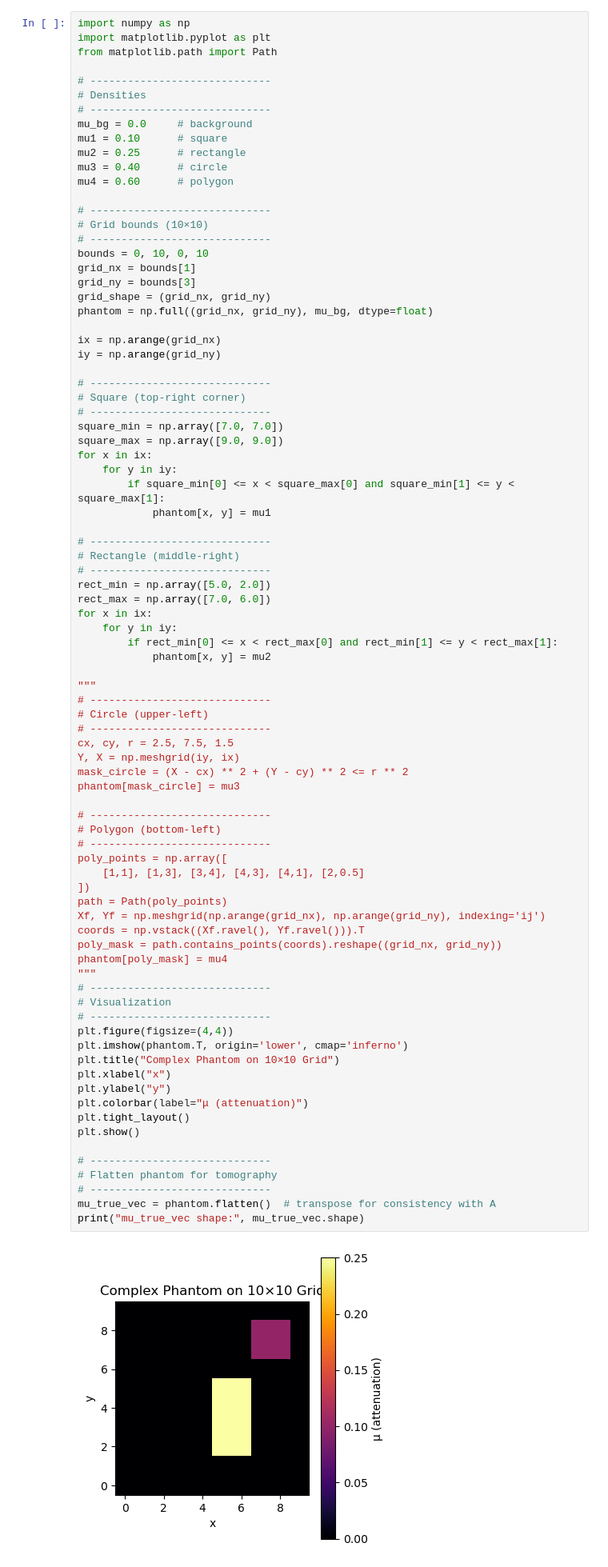
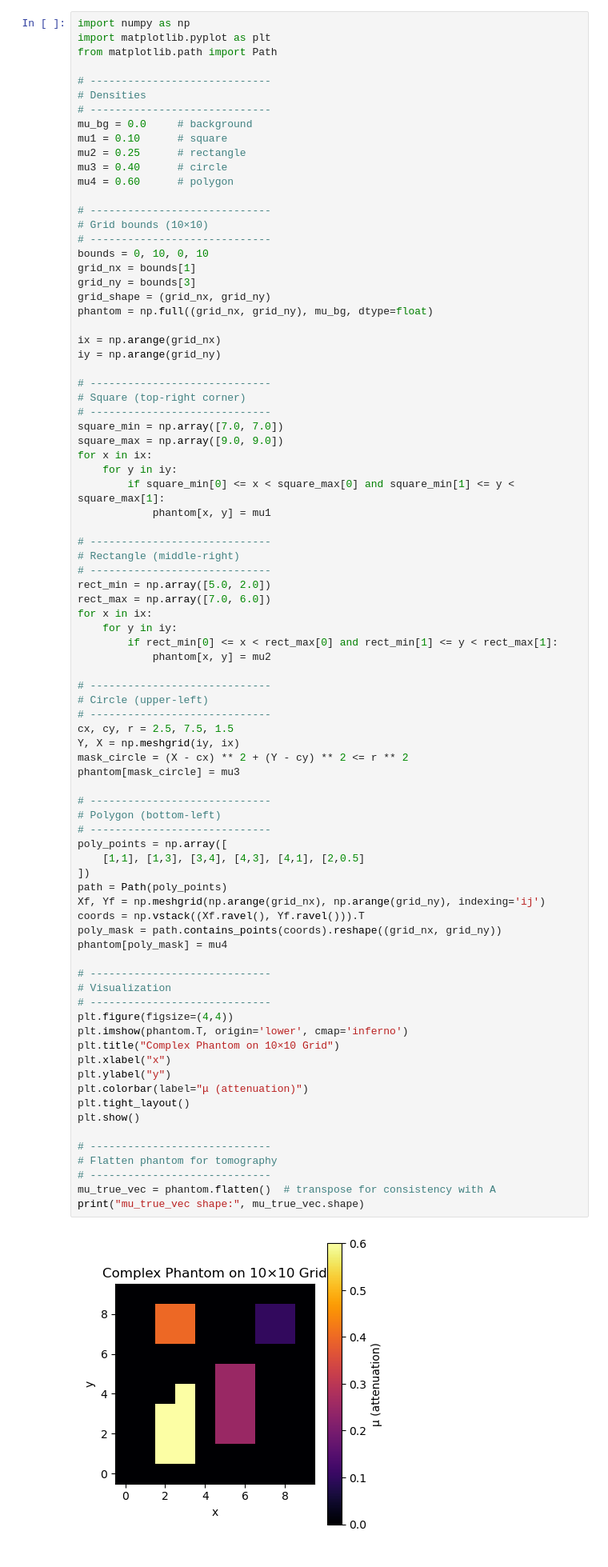
Before and after one commit to marcosolime/sim-carving, a Jupyter notebook: exp_5.ipynb, the cells around one changed output. Shown: that part at 80% size. Drawn from its saved outputs; the diff is of its cells as text.

```diff
--- a/exp_5.ipynb
+++ b/exp_5.ipynb
@@ -266,7 +266,6 @@ for x in ix:
         if rect_min[0] <= x < rect_max[0] and rect_min[1] <= y < rect_max[1]:
             phantom[x, y] = mu2
 
-"""
 # -----------------------------
 # Circle (upper-left)
 # -----------------------------
@@ -277,35 +276,35 @@ phantom[mask_circle] = mu3
 
 # -----------------------------
 # Polygon (bottom-left)
 # -----------------------------
 poly_points = np.array([
     [1,1], [1,3], [3,4], [4,3], [4,1], [2,0.5]
 ])
 path = Path(poly_points)
 Xf, Yf = np.meshgrid(np.arange(grid_nx), np.arange(grid_ny), indexing='ij')
 coords = np.vstack((Xf.ravel(), Yf.ravel())).T
 poly_mask = path.contains_points(coords).reshape((grid_nx, grid_ny))
 phantom[poly_mask] = mu4
-"""
+
 # -----------------------------
 # Visualization
 # -----------------------------
 plt.figure(figsize=(4,4))
 plt.imshow(phantom.T, origin='lower', cmap='inferno')
 plt.title("Complex Phantom on 10×10 Grid")
 plt.xlabel("x")
 plt.ylabel("y")
 plt.colorbar(label="μ (attenuation)")
 plt.tight_layout()
 plt.show()
 
 # -----------------------------
 # Flatten phantom for tomography
 # -----------------------------
 mu_true_vec = phantom.flatten()  # transpose for consistency with A
 print("mu_true_vec shape:", mu_true_vec.shape)
 # %% [output]
-[figure, old version]
+[figure, new version]
 mu_true_vec shape: (100,)
 # %% [markdown]
 Define the rays
```
Also changed, not shown: parts of 12 cells of this notebook, 1 other file.
